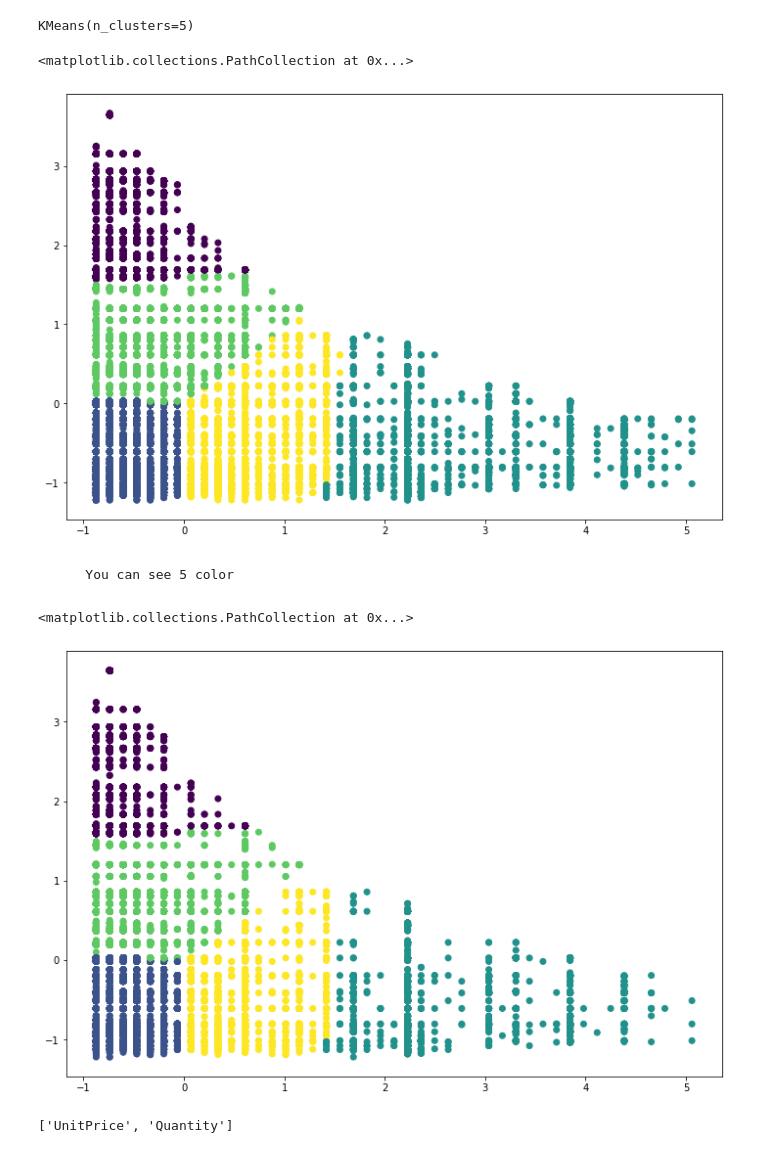
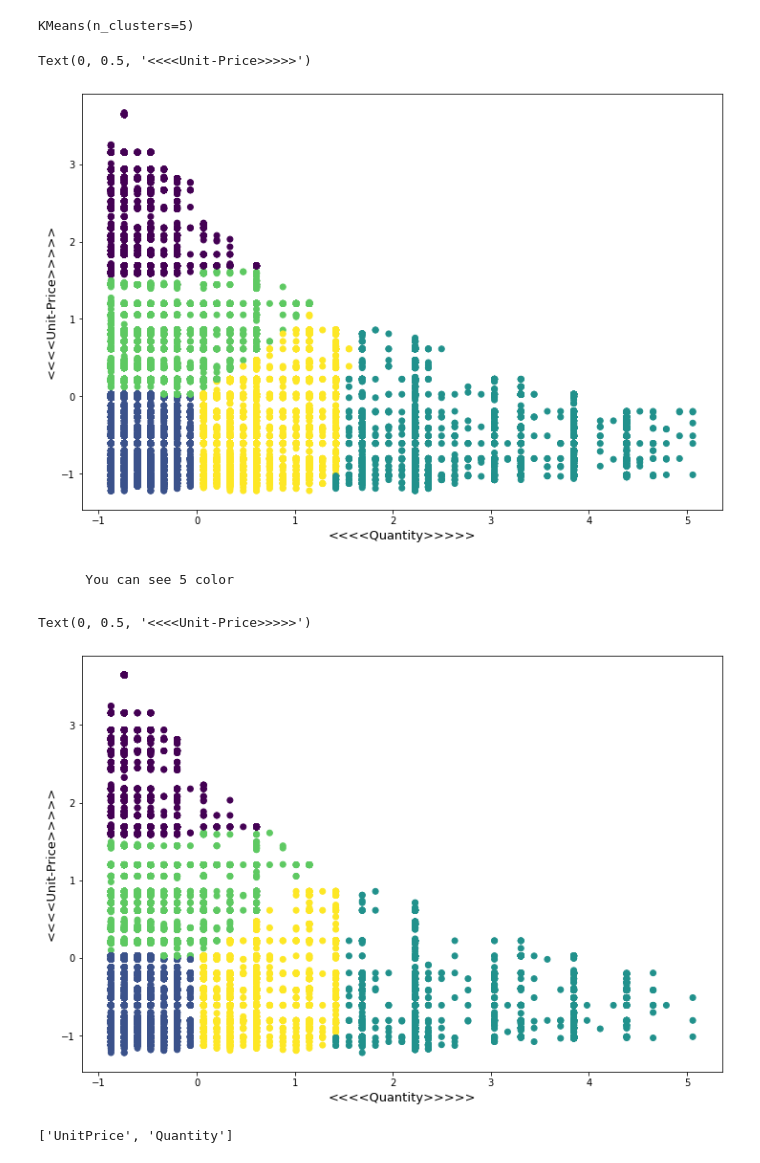
Before and after one commit to ajayn3300/Customer_Segmentation---Clustering, a Jupyter notebook: Online_Retail_Customer_Segmentation_Capstone_Project.ipynb, the cells around one changed output. Cells and saved outputs as stored; diff of their text form; code cells hidden in the pictures.

```diff
--- a/Online_Retail_Customer_Segmentation_Capstone_Project.ipynb
+++ b/Online_Retail_Customer_Segmentation_Capstone_Project.ipynb
@@ -404,19 +404,23 @@ new=pd.concat([train,test])
 # %%
 #plotting   for train data
 plt.figure(figsize=(12,8))
 plt.scatter(train['Quantity'],train['UnitPrice'],c=train['clusters'])
+plt.xlabel('<<<<Quantity>>>>>',fontsize=13)
+plt.ylabel('<<<<Unit-Price>>>>>',fontsize=13)
 # %% [output]
-<matplotlib.collections.PathCollection at 0x...>
+Text(0, 0.5, '<<<<Unit-Price>>>>>')
-[figure, old version]
+[figure, new version]
 # %% [markdown]
         You can see 5 color
 # %%
 # for test data
 plt.figure(figsize=(12,8))
 plt.scatter(test['Quantity'],test['UnitPrice'],c=test['clusters'])
+plt.xlabel('<<<<Quantity>>>>>',fontsize=13)
+plt.ylabel('<<<<Unit-Price>>>>>',fontsize=13)
 # %% [output]
-<matplotlib.collections.PathCollection at 0x...>
+Text(0, 0.5, '<<<<Unit-Price>>>>>')
-[figure, old version]
+[figure, new version]
 # %%
 # %% [output]
 ['UnitPrice', 'Quantity']
```
